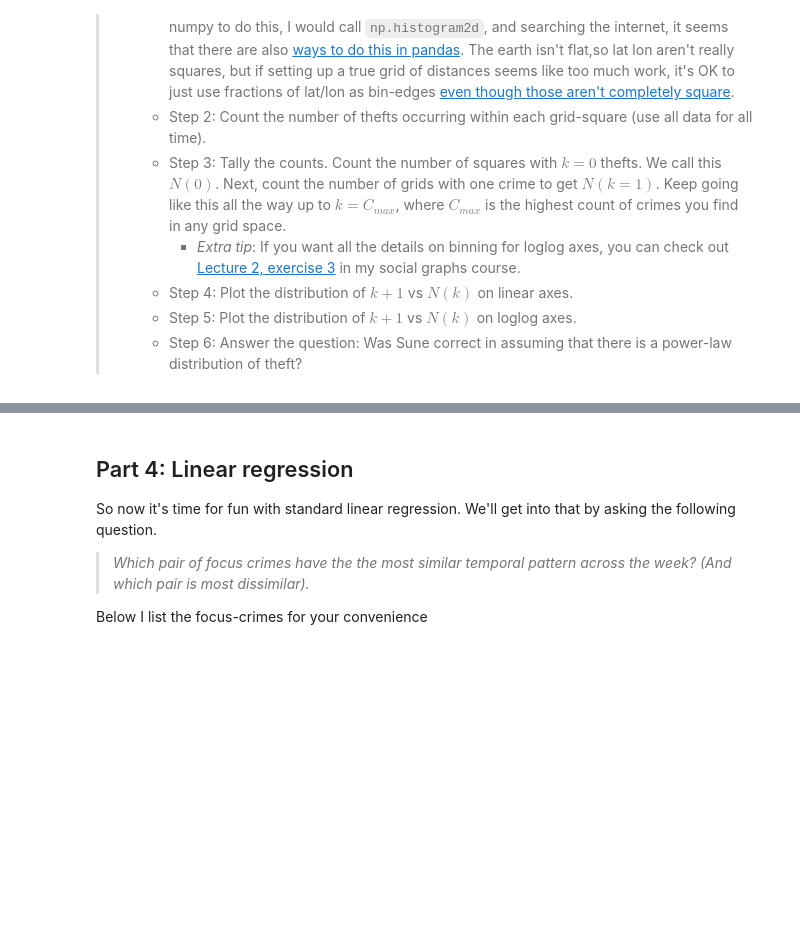
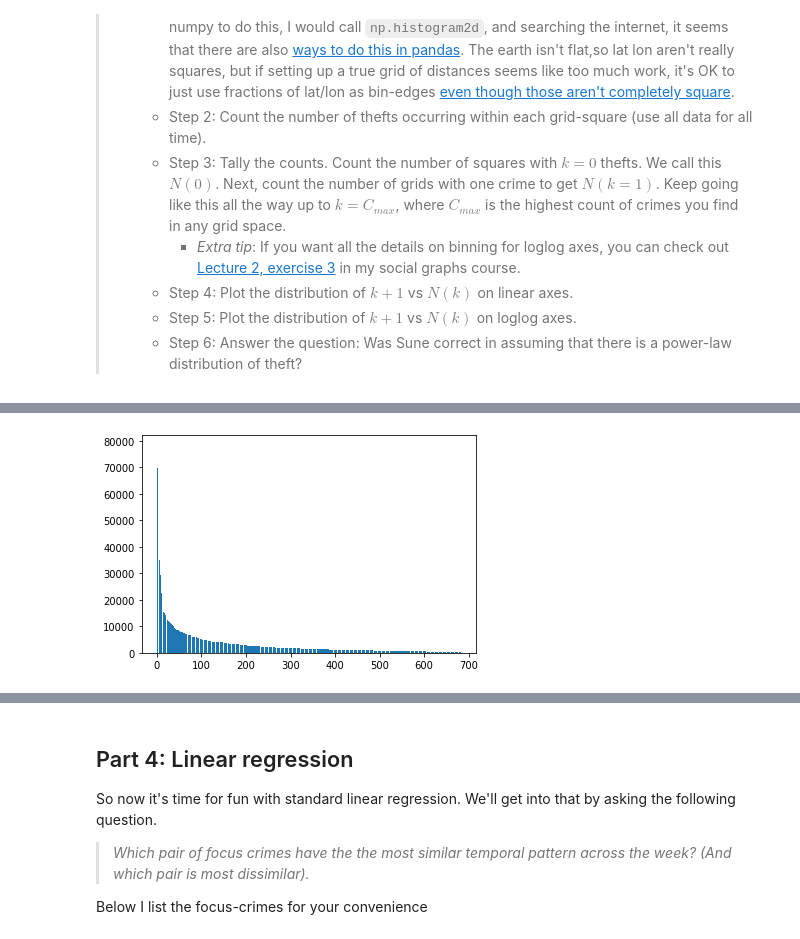
Before and after one commit to IncioMan/socialdata, a Jupyter notebook: Week5/Alex.ipynb, the cells around one changed output, grey strips where cells are left out. Saved outputs shown, nothing was run; the diff lists cells and outputs as text; code cells hidden in the pictures; blank space fills up the shorter version.

```diff
--- a/Week5/Alex.ipynb
+++ b/Week5/Alex.ipynb
@@ -151,0 +167,6 @@ Name: IncidntNum, Length: 142, dtype: int64
+# %%
+plt.bar(range(len(count_dict)), list(count_dict.values()), align='center')
+#plt.xticks(range(len(counts)), list(counts.keys()))
+plt.show()
+# %% [output]
+[figure, added]
```
Also changed, not shown: parts of 15 cells of this notebook.
